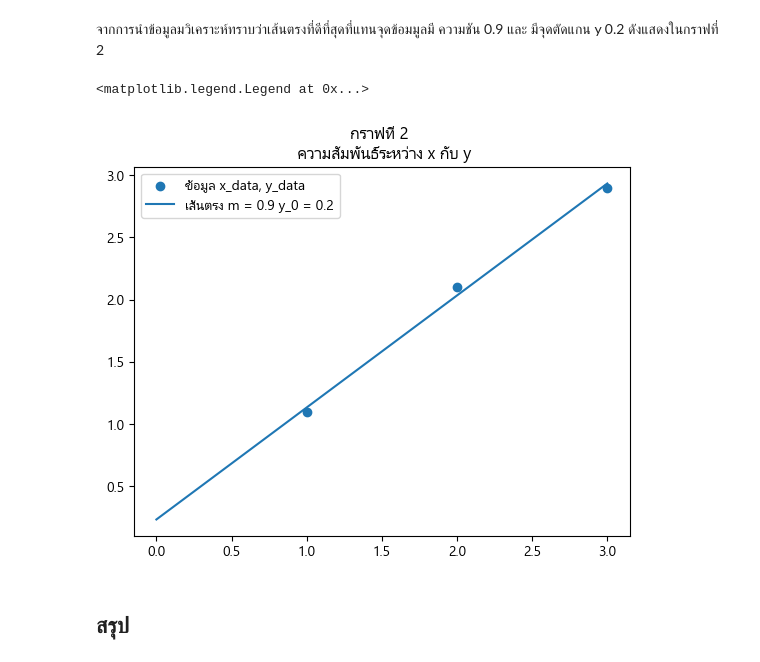
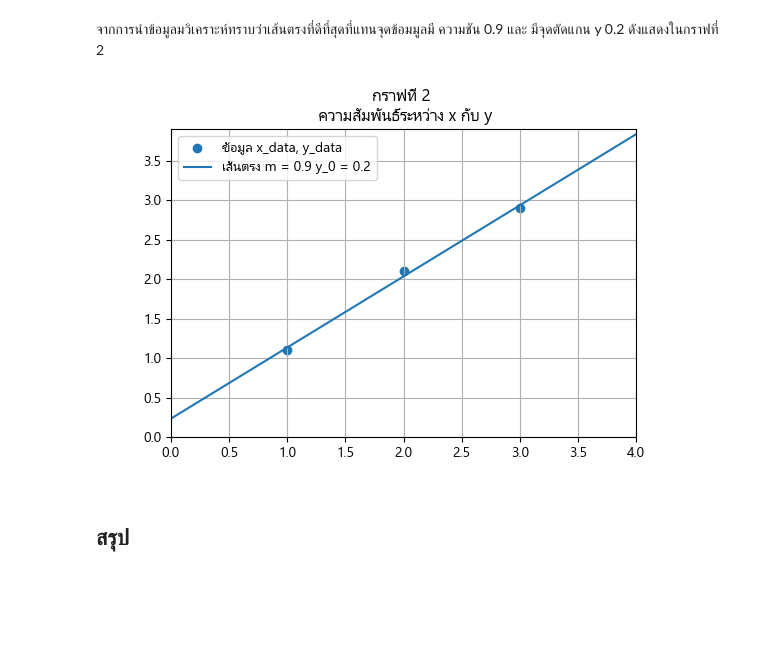
Before and after one commit to chailoek/labphy1, a Jupyter notebook: dist/files/การวิเคราะห์ด้วยสมการเชิงเส้น.ipynb, the cells around one changed output. Saved outputs shown, nothing was run; the diff lists cells and outputs as text; code cells hidden in the pictures; blank space fills up the shorter version.

```diff
--- a/dist/files/การวิเคราะห์ด้วยสมการเชิงเส้น.ipynb
+++ b/dist/files/การวิเคราะห์ด้วยสมการเชิงเส้น.ipynb
@@ -185,14 +192,20 @@ def fy(x, m, y_0):
     return m*x + y_0
 # %%
 # กำหนดช่วงของตัวแปรอิสระ คือ เริ่มจาก 0 ถึง ข้อมูลสุดท้าย โดยแบงช่วนี้ออกเป็น 10 ส่วน
-x = np.linspace(0,x_data[-1],10)
-plt.scatter(x_data, y_data)
-plt.plot(x, fy(x,คำตอบ[m],คำตอบ[y_0]))
-plt.title("กราฟที่ 2 \n ความสัมพันธ์ระหว่าง x กับ y")
-plt.legend(["ข้อมูล x_data, y_data", f"เส้นตรง m = {คำตอบ[m]:.1f} y_0 = {คำตอบ[y_0]:.1f}"])
+x = np.linspace(0,x_data[-1] + 1,10)
+# ทำกราฟของข้อมูล
+fig, ax = plt.subplots(figsize=(6, 4))
+fig.canvas.header_visible = False
+ax.grid(True)
+ax.set_xlim([0, x_data[-1]+1])
+ax.set_ylim([0, y_data[-1]+1])
+ax.scatter(x_data, y_data)
+ax.plot(x, fy(x,คำตอบ[m],คำตอบ[y_0]))
+ax.legend(["ข้อมูล x_data, y_data", f"เส้นตรง m = {คำตอบ[m]:.1f} y_0 = {คำตอบ[y_0]:.1f}"])
+ax.set_title("กราฟที่ 2 \n ความสัมพันธ์ระหว่าง x กับ y")
+plt.show()
 # %% [output]
-<matplotlib.legend.Legend at 0x...>
-[figure, old version]
+[figure, new version]
 # %% [markdown]
 ## สรุป
 # %% [markdown]
```
Also changed, not shown: parts of 2 cells of this notebook, 1 other file.
